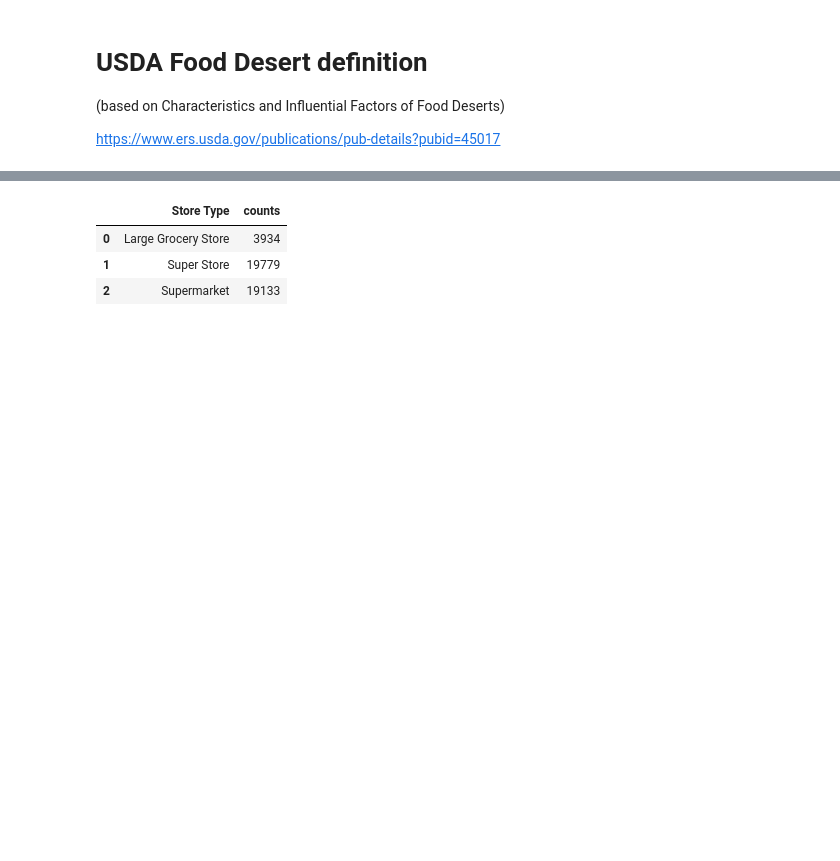
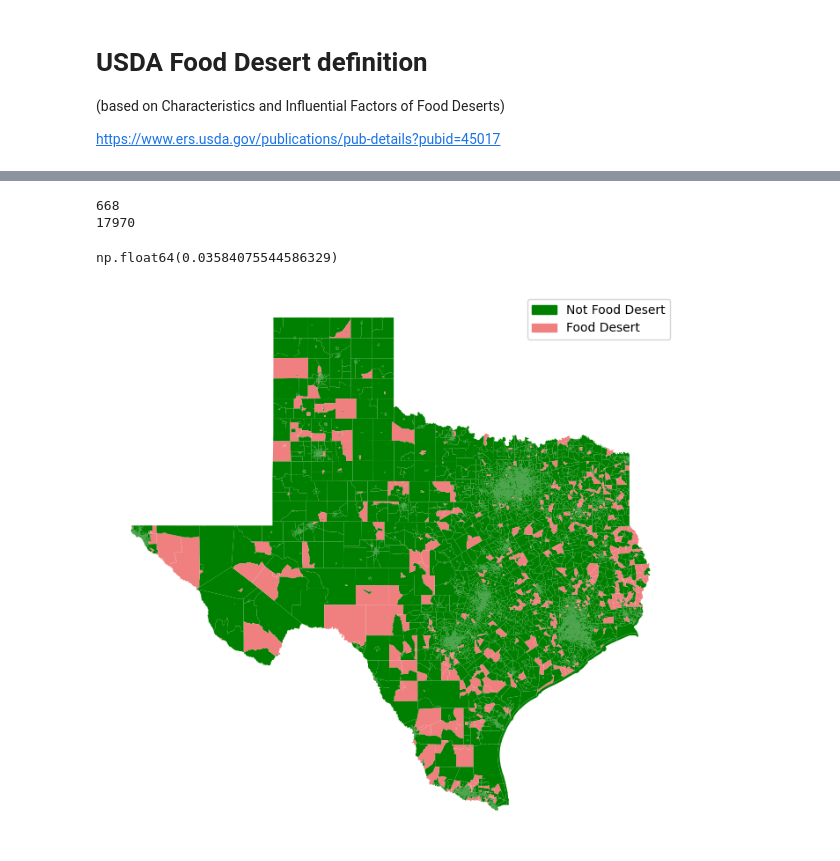
Before and after one commit to natalielarowe/MADS_Capstone, a Jupyter notebook: USDA Definition 04_07n.ipynb, the cells around one changed output, grey strips where cells are left out. Drawn from its saved outputs; the diff is of its cells as text; code cells hidden in the pictures; blank space fills up the shorter version.

Commit message:
USDA Definition with new df's

```diff
--- a/USDA Definition 04_07n.ipynb
+++ b/USDA Definition 04_07n.ipynb
@@ -381,11 +9,0 @@ state_abbrev_to_fips = {'AL': '01', 'AK': '02', 'AZ': '04', 'AR': '05', 'CA': '0
-# %%
-
-#snap_active = snap_active.drop(columns=['Record ID', 'Additional Address', 'Zip4'])
-len(snap_active)
-snap_active.groupby('Store Type').size().reset_index(name='counts')
-snap_active.groupby('Store Type').size().reset_index(name='counts')
-# %% [output]
-|  | Store Type | counts |
-| 0 | Large Grocery Store | 3934 |
-| 1 | Super Store | 19779 |
-| 2 | Supermarket | 19133 |
@@ -391,0 +18,47 @@ snap_active.groupby('Store Type').size().reset_index(name='counts')
+# %%
+# importing dfs
+blockgroup_shapefile = get_blockgroupshape()
+food_swamp_df = get_foodswamp_data()
+blockgroup_data_df = get_blockgroup_data()
+# %%
+USDA_def = pd.merge(blockgroup_data_df, blockgroup_shapefile,left_on='Geo Index', right_on='GEOIDFQ', how='inner')
+#print(len(USDA_def),len(blockgroup_data_df),len(blockgroup_shapefile))
+# %%
+# poverty_le20 flag
+USDA_def['poverty_le20'] = USDA_def['Percent Poverty Level'].apply(lambda x: 1 if x >= 0.20 else 0)
+
+# low_access flag:
+USDA_def['low_access'] = (
+    ((USDA_def['Classification'] == 'Rural') & (USDA_def['Distance_mi'] > 1)) |
+    ((USDA_def['Classification'] == 'Urban') & (USDA_def['Distance_mi'] > 10))).astype(int)
+
+# USDA definition flag
+USDA_def['USDA_def_flag'] = ((USDA_def['poverty_le20'] == 1) & (USDA_def['low_access'] == 1)).astype(int)
+
+print((USDA_def['USDA_def_flag'] == 1).sum())
+print((USDA_def['USDA_def_flag'] == 0).sum())
+
+(USDA_def['USDA_def_flag'] == 1).sum() / ((USDA_def['USDA_def_flag'] == 0).sum()+(USDA_def['USDA_def_flag'] == 1).sum())
+# %% [output]
+668
+17970
+np.float64(0.03584075544586329)
+# %%
+# converting  USDA_def to a GeoDataFrame
+USDA_def = gpd.GeoDataFrame(USDA_def, geometry='geometry')
+
+fig, ax = plt.subplots(figsize=(10, 8))
+cmap = ListedColormap(['green', 'lightcoral'])  # green for 0, lightcoral (red) for 1
+
+USDA_def.plot(column='USDA_def_flag', cmap=cmap, legend=False, ax=ax)
+ax.set_axis_off()
+
+# create custom legends using patches
+not_fd_patch = mpatches.Patch(color='green', label='Not Food Desert')
+fd_patch = mpatches.Patch(color='lightcoral', label='Food Desert')
+
+plt.legend(handles=[not_fd_patch, fd_patch], loc='upper right')
+
+plt.show()
+# %% [output]
+[figure, added]
```
Also changed, not shown: parts of 39 cells of this notebook.
